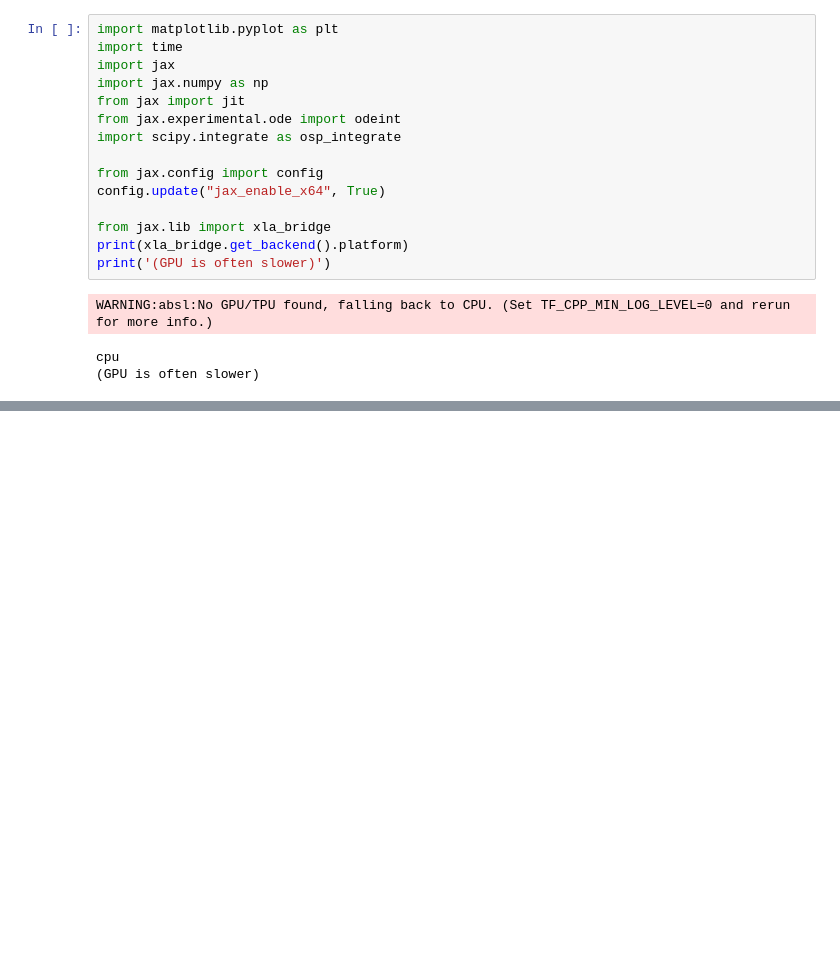
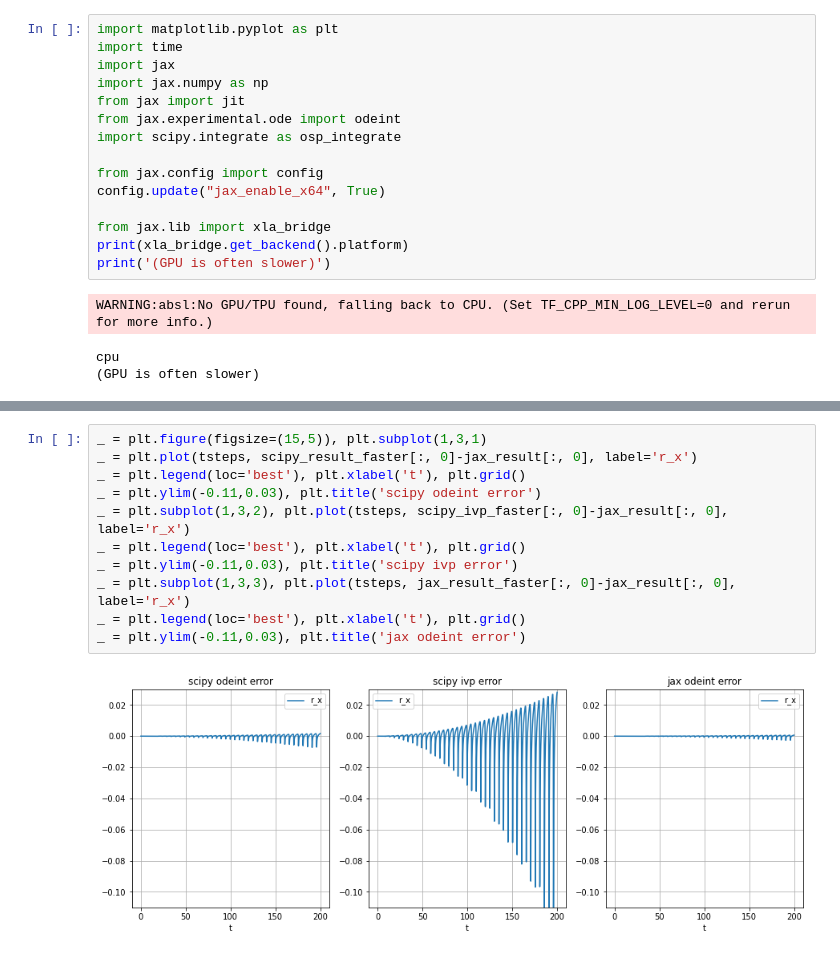
Before and after one commit to NiallJeffrey/post-Newtonian, a Jupyter notebook: jax_integrator.ipynb, the cells around one changed output, grey strips where cells are left out. Saved outputs shown, nothing was run; the diff lists cells and outputs as text; blank space fills up the shorter version.

```diff
--- a/jax_integrator.ipynb
+++ b/jax_integrator.ipynb
@@ -83 +99,14 @@ jax: 3.5745404812293273e-07
+# %%
+_ = plt.figure(figsize=(15,5)), plt.subplot(1,3,1)
+_ = plt.plot(tsteps, scipy_result_faster[:, 0]-jax_result[:, 0], label='r_x')
+_ = plt.legend(loc='best'), plt.xlabel('t'), plt.grid()
+_ = plt.ylim(-0.11,0.03), plt.title('scipy odeint error')
+_ = plt.subplot(1,3,2), plt.plot(tsteps, scipy_ivp_faster[:, 0]-jax_result[:, 0], label='r_x')
+_ = plt.legend(loc='best'), plt.xlabel('t'), plt.grid()
+_ = plt.ylim(-0.11,0.03), plt.title('scipy ivp error')
+_ = plt.subplot(1,3,3), plt.plot(tsteps, jax_result_faster[:, 0]-jax_result[:, 0], label='r_x')
+_ = plt.legend(loc='best'), plt.xlabel('t'), plt.grid()
+_ = plt.ylim(-0.11,0.03), plt.title('jax odeint error')
+# %% [output]
+[figure, added]
 # %%
```
Also changed, not shown: parts of 8 cells of this notebook.
